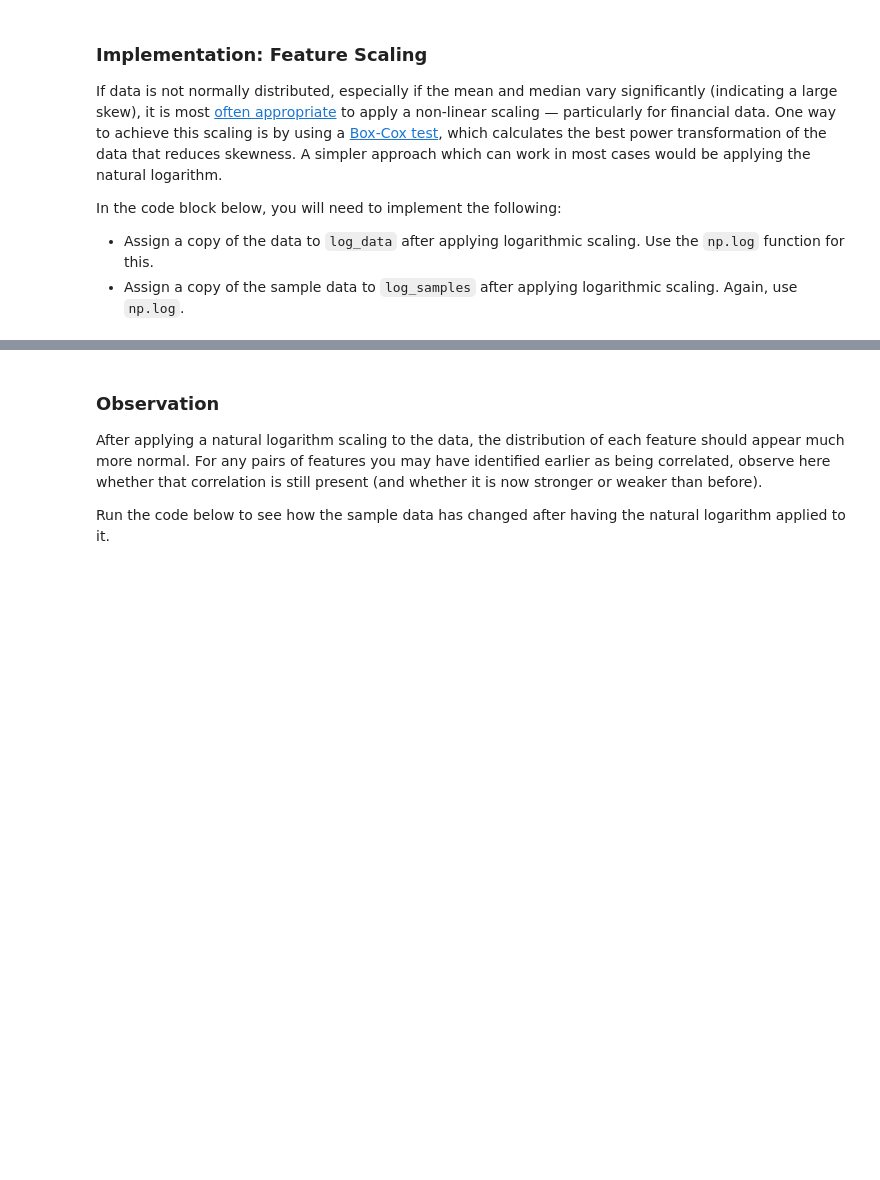
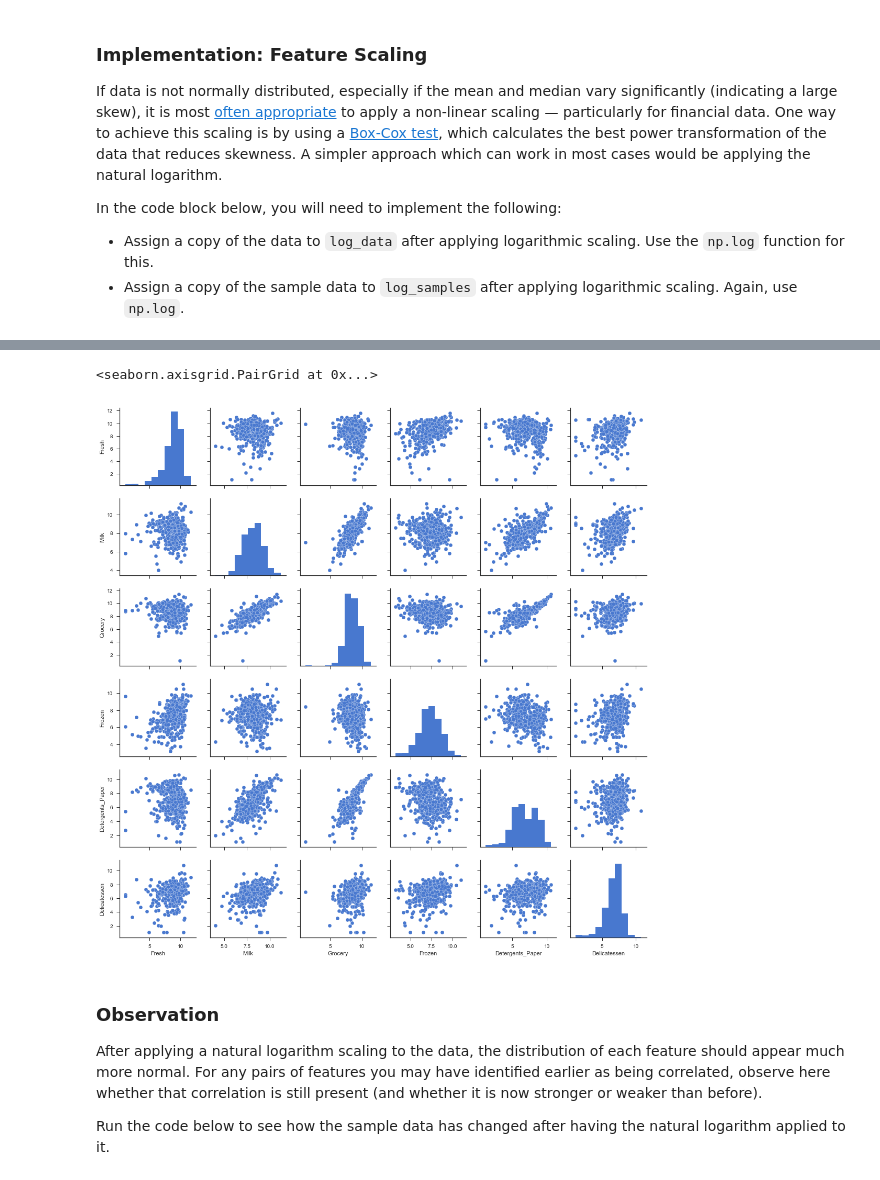
Before and after one commit to phanindravarma38/ConsumerAnalysys_UnsupervisedLearning, a Jupyter notebook: customer_segments.ipynb, the cells around one changed output, grey strips where cells are left out. Cells and saved outputs as stored; diff of their text form; code cells hidden in the pictures; blank space fills up the shorter version.

```diff
--- a/customer_segments.ipynb
+++ b/customer_segments.ipynb
@@ -347,12 +388,16 @@ In the code block below, you will need to implement the following:
 # %%
 # TODO: Scale the data using the natural logarithm
-log_data = None
+log_data = np.log(data)
 
 # TODO: Scale the sample data using the natural logarithm
-log_samples = None
+log_samples = np.log(samples)
 
 # Produce a scatter matrix for each pair of newly-transformed features
-pd.scatter_matrix(log_data, alpha = 0.3, figsize = (14,8), diagonal = 'kde');
+#pd.scatter_matrix(log_data, alpha = 0.3, figsize = (14,8), diagonal = 'kde');
+sns.pairplot(log_data)
+# %% [output]
+<seaborn.axisgrid.PairGrid at 0x...>
+[figure, added]
 # %% [markdown]
 ### Observation
 After applying a natural logarithm scaling to the data, the distribution of each feature should appear much more normal. For any pairs of features you may have identified earlier as being correlated, observe here whether that correlation is still present (and whether it is now stronger or weaker than before).
```
Also changed, not shown: parts of 16 cells of this notebook, 2 other files.
